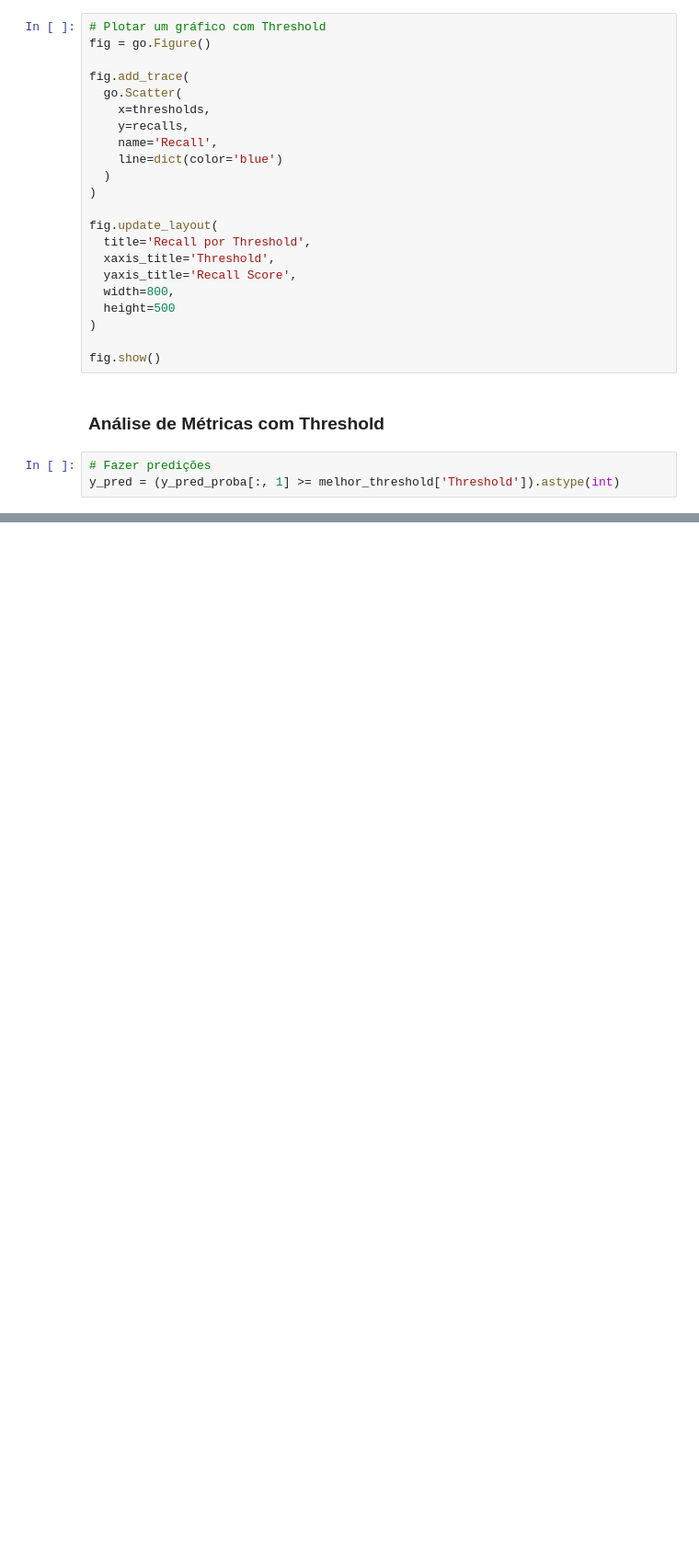
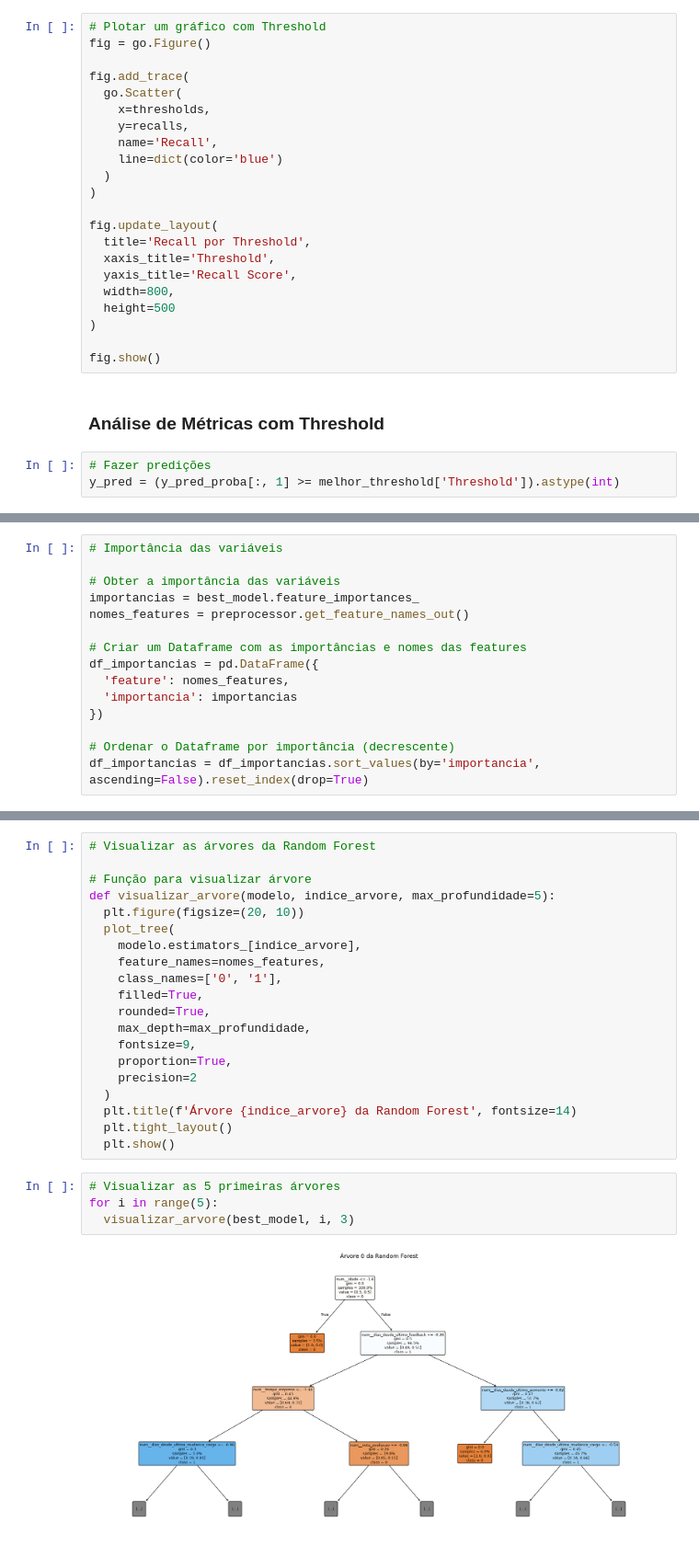
Before and after one commit to smoothemerson/AI_development, a Jupyter notebook: classes/ensemble_models/random_forest/churn_employee.ipynb, the cells around one changed output, grey strips where cells are left out. Shown at 92% size. Saved outputs shown, nothing was run; the diff lists cells and outputs as text; blank space fills up the shorter version.

```diff
--- a/classes/ensemble_models/random_forest/churn_employee.ipynb
+++ b/classes/ensemble_models/random_forest/churn_employee.ipynb
@@ -713,0 +721,15 @@ fig.plot()
+# %%
+# Importância das variáveis
+
+# Obter a importância das variáveis
+importancias = best_model.feature_importances_
+nomes_features = preprocessor.get_feature_names_out()
+
+# Criar um Dataframe com as importâncias e nomes das features
+df_importancias = pd.DataFrame({
+  'feature': nomes_features,
+  'importancia': importancias
+})
+
+# Ordenar o Dataframe por importância (decrescente)
+df_importancias = df_importancias.sort_values(by='importancia', ascending=False).reset_index(drop=True)
@@ -713,0 +756,26 @@ fig.plot()
+# %%
+# Visualizar as árvores da Random Forest
+
+# Função para visualizar árvore
+def visualizar_arvore(modelo, indice_arvore, max_profundidade=5):
+  plt.figure(figsize=(20, 10))
+  plot_tree(
+    modelo.estimators_[indice_arvore],
+    feature_names=nomes_features,
+    class_names=['0', '1'],
+    filled=True,
+    rounded=True,
+    max_depth=max_profundidade,
+    fontsize=9,
+    proportion=True,
+    precision=2
+  )
+  plt.title(f'Árvore {indice_arvore} da Random Forest', fontsize=14)
+  plt.tight_layout()
+  plt.show()
+# %%
+# Visualizar as 5 primeiras árvores
+for i in range(5):
+  visualizar_arvore(best_model, i, 3)
+# %% [output]
+[figure, added]
```
Also changed, not shown: parts of 31 cells of this notebook.
